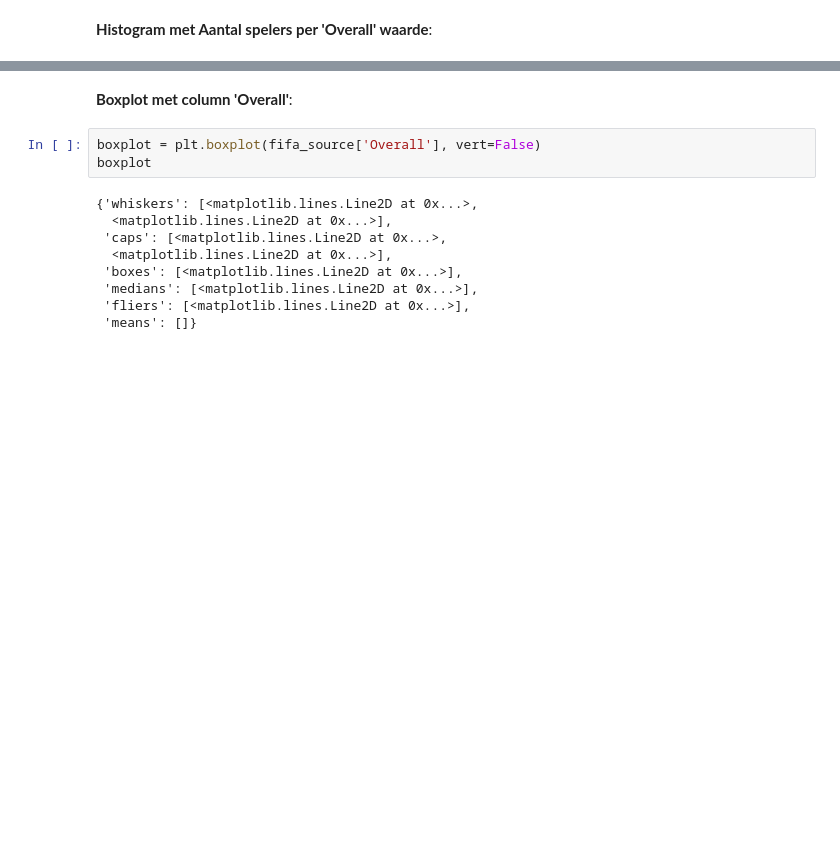
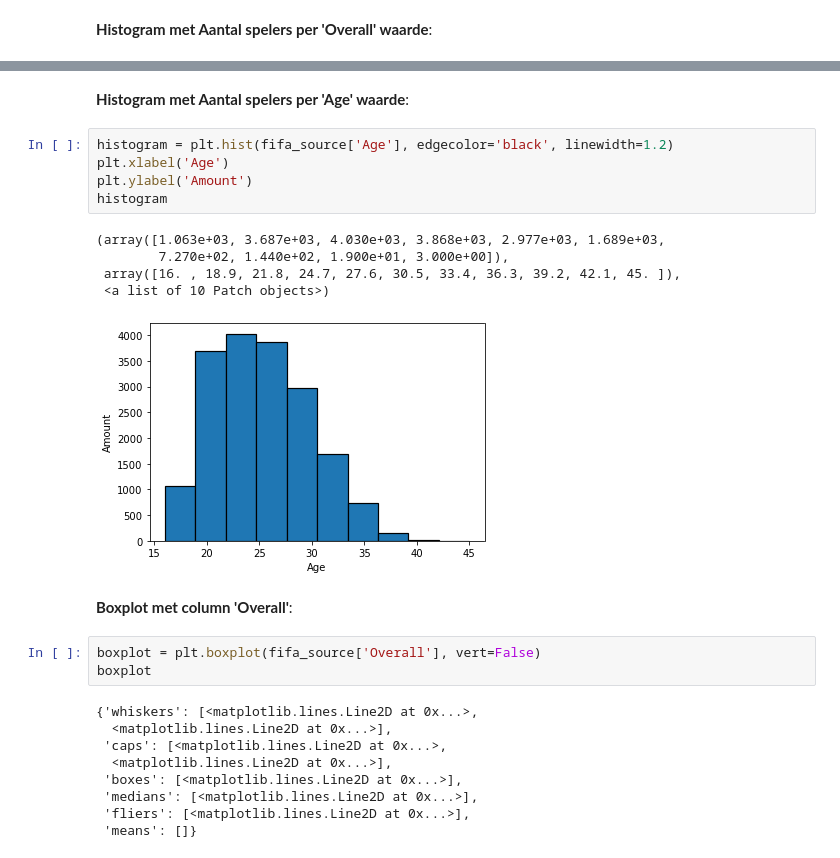
Before and after one commit to Redouanelh/casusopdracht, a Jupyter notebook: fifa19/casusopdracht_onderzoeksvragen.ipynb, the cells around one changed output, grey strips where cells are left out. Drawn from its saved outputs; the diff is of its cells as text; blank space fills up the shorter version.

```diff
--- a/fifa19/casusopdracht_onderzoeksvragen.ipynb
+++ b/fifa19/casusopdracht_onderzoeksvragen.ipynb
@@ -267,3 +256,16 @@ histogram
+# %% [markdown]
+<b>Histogram met Aantal spelers per 'Age' waarde</b>:
+# %%
+histogram = plt.hist(fifa_source['Age'], edgecolor='black', linewidth=1.2)
+plt.xlabel('Age')
+plt.ylabel('Amount')
+histogram
+# %% [output]
+(array([1.063e+03, 3.687e+03, 4.030e+03, 3.868e+03, 2.977e+03, 1.689e+03,
+        7.270e+02, 1.440e+02, 1.900e+01, 3.000e+00]),
+ array([16. , 18.9, 21.8, 24.7, 27.6, 30.5, 33.4, 36.3, 39.2, 42.1, 45. ]),
+ <a list of 10 Patch objects>)
+[figure, added]
 # %% [markdown]
 <b>Boxplot met column 'Overall'</b>:
 # %%
```
Also changed, not shown: parts of 10 cells of this notebook.
